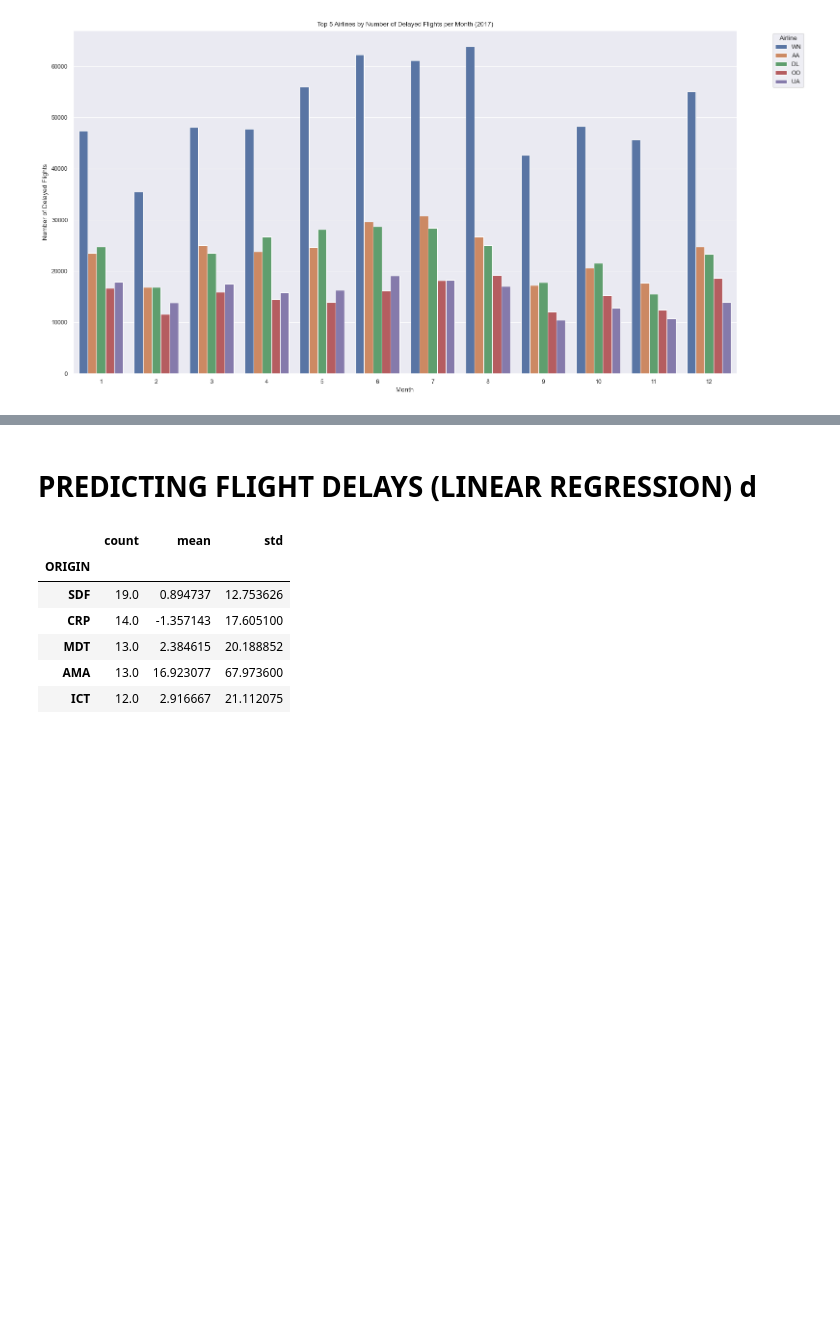
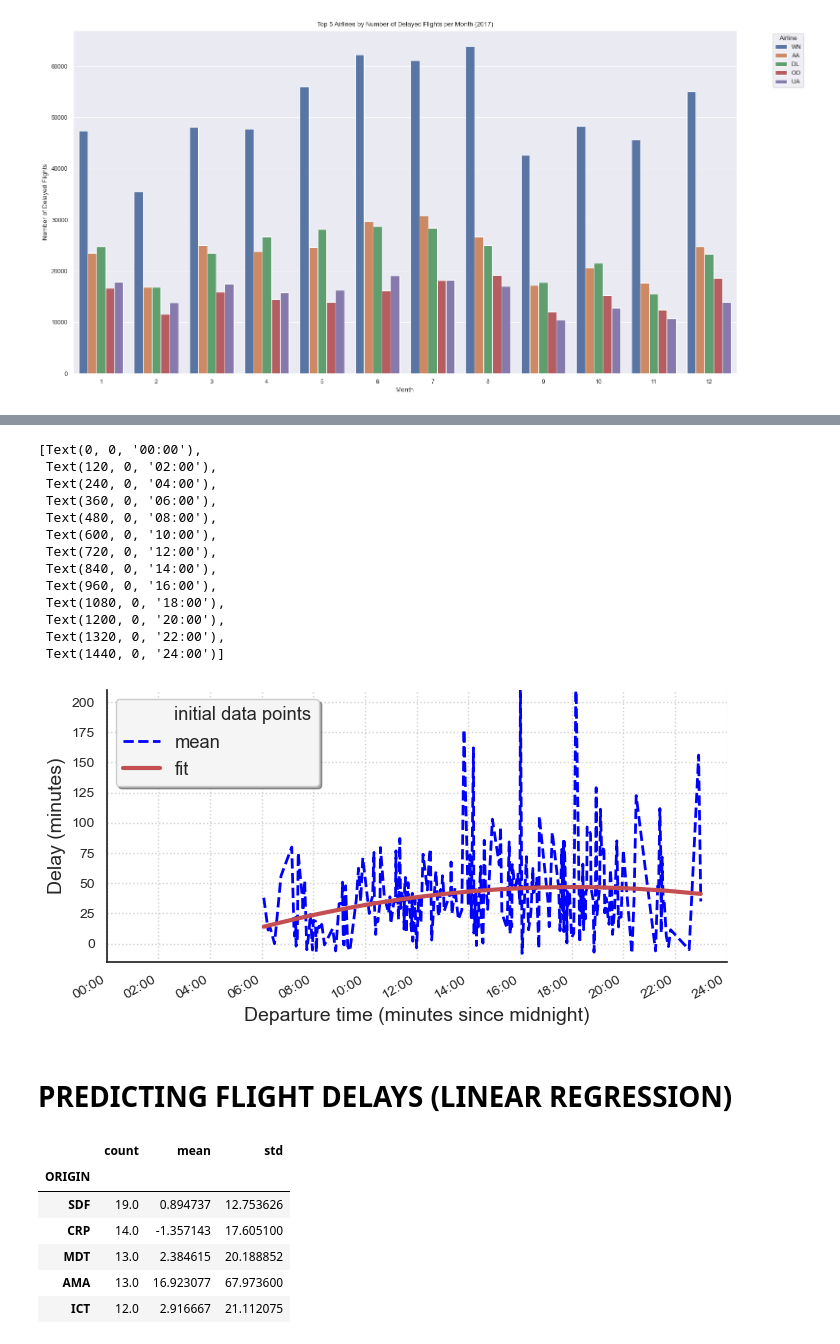
Before and after one commit to khaleesiyali/FLIGHT_DELAYS, a Jupyter notebook: 1st PBL/IDS_Proj_1_G2.ipynb, the cells around one changed output, grey strips where cells are left out. Saved outputs shown, nothing was run; the diff lists cells and outputs as text; code cells hidden in the pictures; blank space fills up the shorter version.

```diff
--- a/1st PBL/IDS_Proj_1_G2.ipynb
+++ b/1st PBL/IDS_Proj_1_G2.ipynb
@@ -816,5 +961,45 @@ See the caveats in the documentation: https://pandas.pydata.org/pandas-docs/stab
+# %%
+x_vals = df2['heure_depart'].values
+mean_x = test2.index.values
+
+fig1 = Figure_style(8, 4, 1, 1)
+fig1.pos_update(0, 0)
+fig1.cust_plot(x_vals, df2['DEP_DELAY'], linestyle='', color='lightblue', label='initial data points')
+fig1.cust_plot(mean_x, test2['mean'].values, linestyle='--', linewidth=2, color='blue', label='mean')
+fig1.cust_plot(mean_x, test2['fit'].values, color='r', linestyle='-', linewidth=3, label='fit')
+fig1.style()
+fig1.draw_legend('upper left')
+fig1.set_ylabel('Delay (minutes)', fontsize=14)
+fig1.set_xlabel('Departure time (minutes since midnight)', fontsize=14)
+fig1.set_ylim(-15, 210)
+
+# Set x-ticks as time-of-day (e.g., 06:00, 12:00, 18:00)
+import matplotlib.ticker as ticker
+ax = fig1.axs[fig1.ix, fig1.iy]
+def min_to_hm(x):
+    h = int(x // 60)
+    m = int(x % 60)
+    return f"{h:02d}:{m:02d}"
+xticks = np.arange(0, 1441, 120)  # every 2 hours
+ax.set_xticks(xticks)
+ax.set_xticklabels([min_to_hm(x) for x in xticks])
+# %% [output]
+[Text(0, 0, '00:00'),
+ Text(120, 0, '02:00'),
+ Text(240, 0, '04:00'),
+ Text(360, 0, '06:00'),
+ Text(480, 0, '08:00'),
+ Text(600, 0, '10:00'),
+ Text(720, 0, '12:00'),
+ Text(840, 0, '14:00'),
+ Text(960, 0, '16:00'),
+ Text(1080, 0, '18:00'),
+ Text(1200, 0, '20:00'),
+ Text(1320, 0, '22:00'),
+ Text(1440, 0, '24:00')]
+[figure, added]
 # %% [markdown]
-# PREDICTING FLIGHT DELAYS (LINEAR REGRESSION) d
+# PREDICTING FLIGHT DELAYS (LINEAR REGRESSION)
 # %%
 import datetime
 
```
Also changed, not shown: parts of 8 cells of this notebook.
